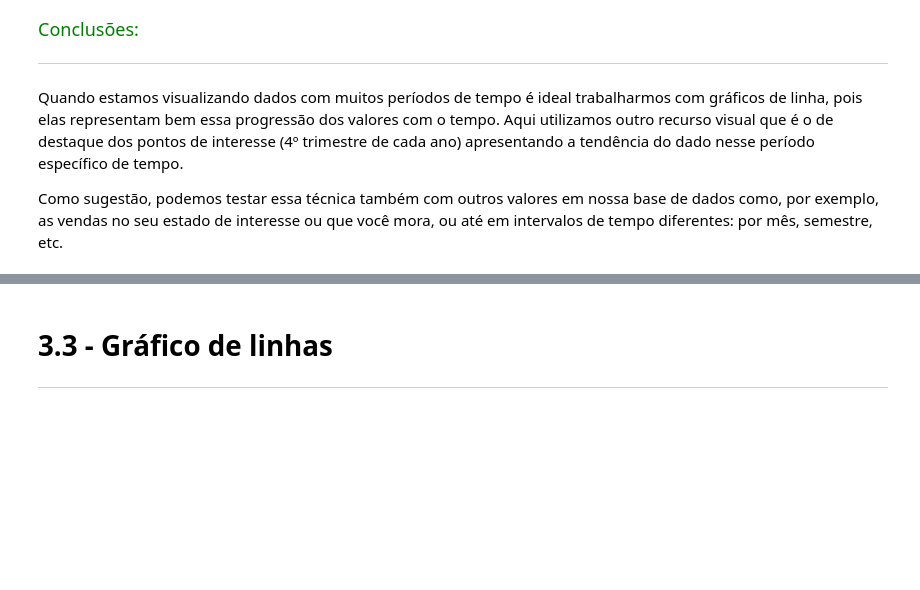
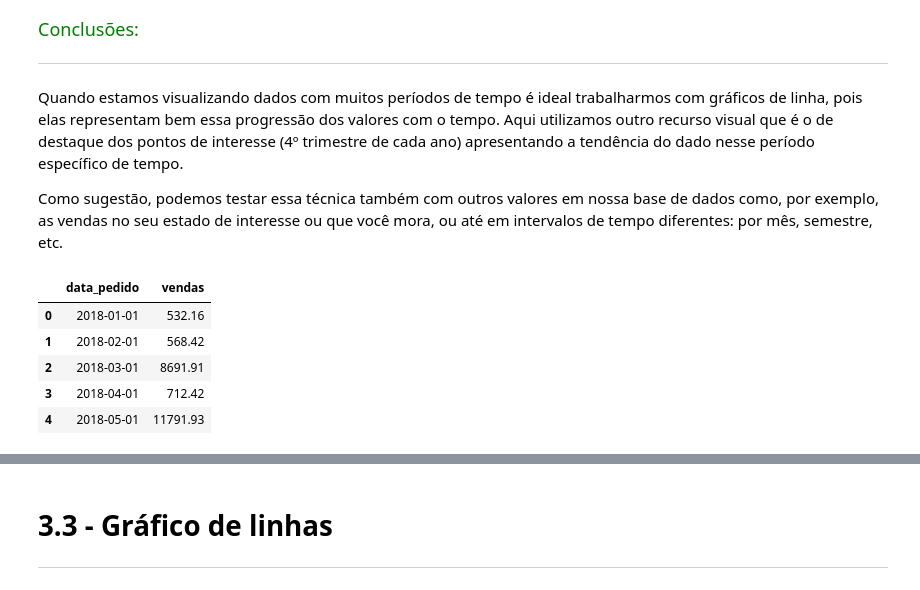
Before and after one commit to ClaytonPavani/python_dados_avancado, a Jupyter notebook: data_visualization_projeto_final.ipynb, the cells around one changed output, grey strips where cells are left out. Drawn from its saved outputs; the diff is of its cells as text; code cells hidden in the pictures; blank space fills up the shorter version.

```diff
--- a/data_visualization_projeto_final.ipynb
+++ b/data_visualization_projeto_final.ipynb
@@ -739,3 +753,30 @@ fig = ax.get_figure()
 Quando estamos visualizando dados com muitos períodos de tempo é ideal trabalharmos com gráficos de linha, pois elas representam bem essa progressão dos valores com o tempo. Aqui utilizamos outro recurso visual que é o de destaque dos pontos de interesse (4º trimestre de cada ano) apresentando a tendência do dado nesse período específico de tempo.
 
 Como sugestão, podemos testar essa técnica também com outros valores em nossa base de dados como, por exemplo, as vendas no seu estado de interesse ou que você mora, ou até em intervalos de tempo diferentes: por mês, semestre, etc.
+# %%
+# Importando as bibliotecas
+import pandas as pd
+import matplotlib.pyplot as plt
+import matplotlib.dates as mdates
+
+# Importando o relatório de vendas e atualizando a colunas de pedido para o tipo data
+vendas = pd.read_csv("https://raw.githubusercontent.com/alura-cursos/dataviz-graficos/master/dados/relatorio_vendas.csv")
+vendas["data_pedido"] = pd.to_datetime(vendas["data_pedido"], format="%Y-%m-%d")
+
+# Criando um df com os dados desejados
+df_am = vendas.copy()
+bienio = [2018, 2019]
+df_am = df_am.query('estado == "Amazonas" and data_pedido.dt.year == @bienio')[["data_pedido", "vendas"]]
+
+# Agrupando as vendas por início do mês (MS)
+df_am.set_index("data_pedido", inplace = True)
+df_am = df_am.resample("MS").agg("sum")
+df_am = df_am.reset_index()
+df_am.head()
+# %% [output]
+|  | data_pedido | vendas |
+| 0 | 2018-01-01 | 532.16 |
+| 1 | 2018-02-01 | 568.42 |
+| 2 | 2018-03-01 | 8691.91 |
+| 3 | 2018-04-01 | 712.42 |
+| 4 | 2018-05-01 | 11791.93 |
```
Also changed, not shown: parts of 11 cells of this notebook.
